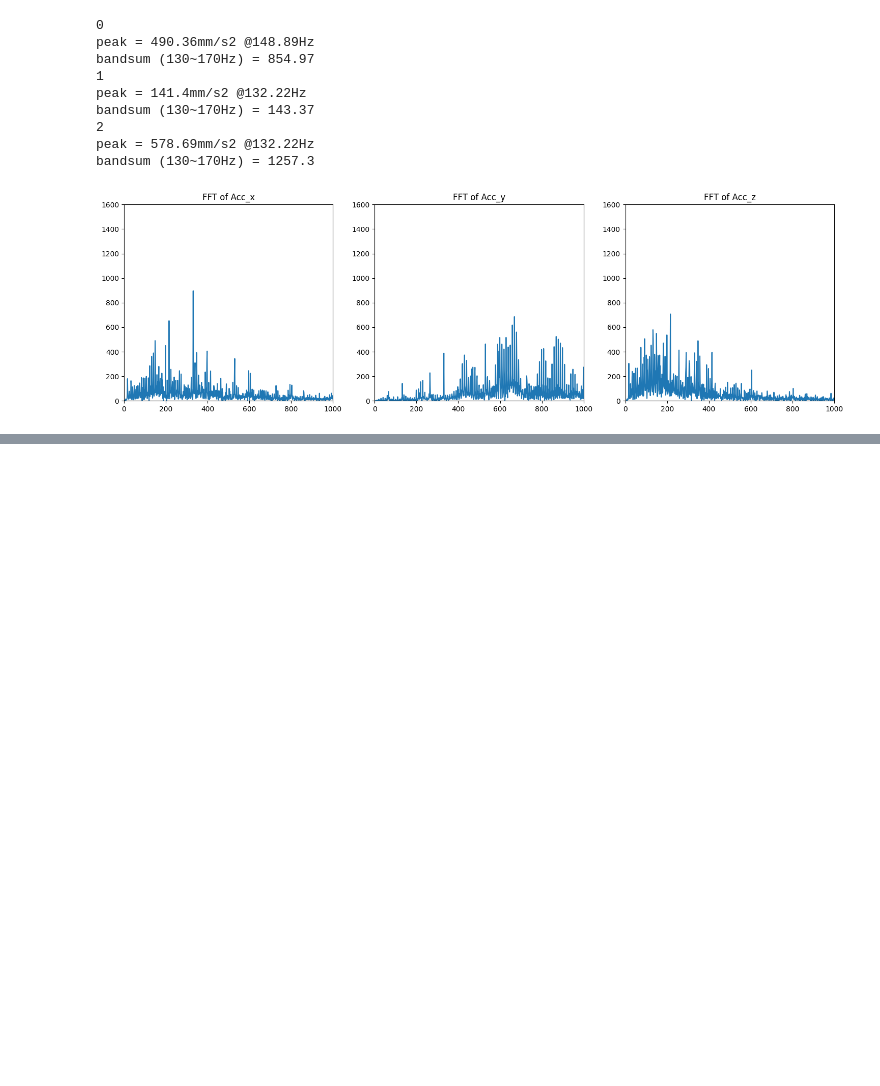
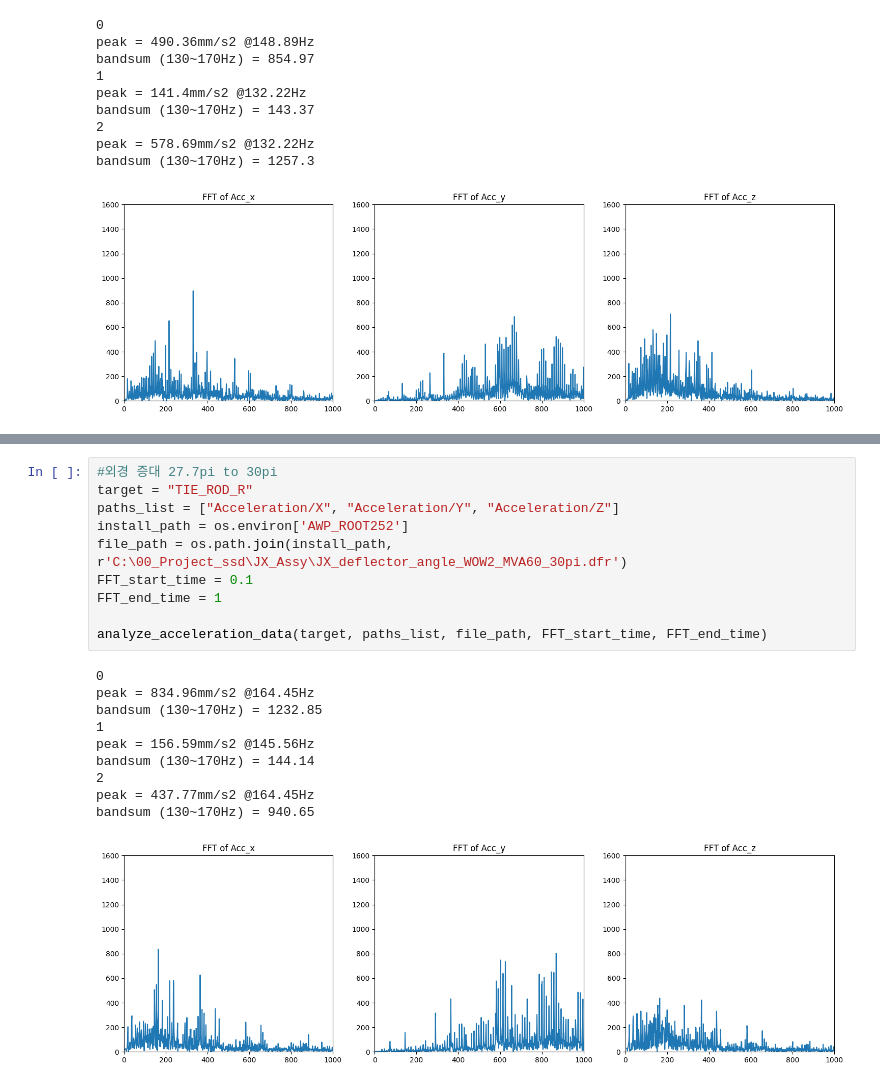
Before and after one commit to hskim-py/REPS_Low_Frequency_NVH_Post, a Jupyter notebook: Ansys_motion_post_result_RBNA_Low_frequency_NVH_FFT_25r2_Input정입력_조건.ipynb, the cells around one changed output, grey strips where cells are left out. Saved outputs shown, nothing was run; the diff lists cells and outputs as text; blank space fills up the shorter version.

```diff
--- a/Ansys_motion_post_result_RBNA_Low_frequency_NVH_FFT_25r2_Input정입력_조건.ipynb
+++ b/Ansys_motion_post_result_RBNA_Low_frequency_NVH_FFT_25r2_Input정입력_조건.ipynb
@@ -380,0 +403,21 @@ bandsum (130~170Hz) = 1257.3
+# %%
+#외경 증대 27.7pi to 30pi
+target = "TIE_ROD_R"
+paths_list = ["Acceleration/X", "Acceleration/Y", "Acceleration/Z"]
+install_path = os.environ['AWP_ROOT252']
+file_path = os.path.join(install_path, r'C:\00_Project_ssd\JX_Assy\JX_deflector_angle_WOW2_MVA60_30pi.dfr')
+FFT_start_time = 0.1
+FFT_end_time = 1
+
+analyze_acceleration_data(target, paths_list, file_path, FFT_start_time, FFT_end_time)
+# %% [output]
+0
+peak = 834.96mm/s2 @164.45Hz
+bandsum (130~170Hz) = 1232.85
+1
+peak = 156.59mm/s2 @145.56Hz
+bandsum (130~170Hz) = 144.14
+2
+peak = 437.77mm/s2 @164.45Hz
+bandsum (130~170Hz) = 940.65
+[figure, added]
```
Also changed, not shown: parts of 4 cells of this notebook.
